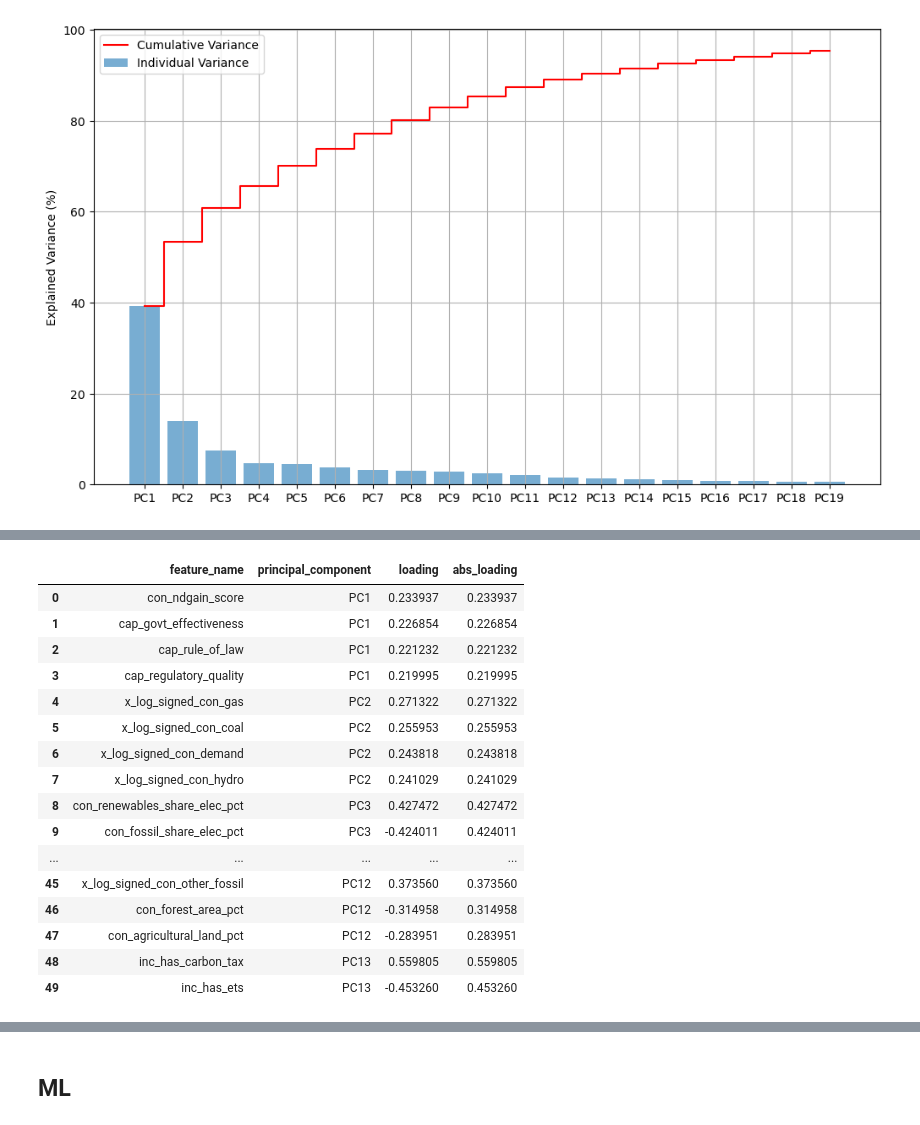
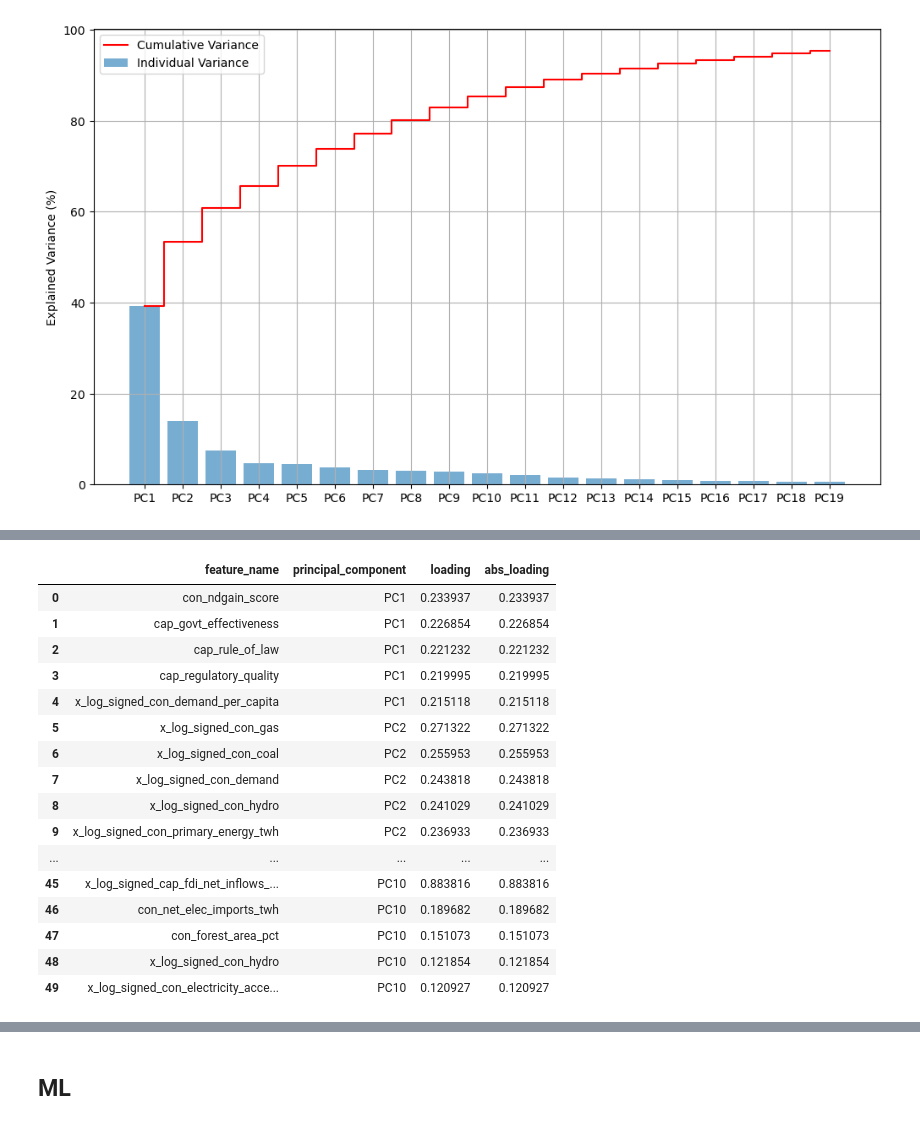
Before and after one commit to jroblar/ndc_evaluation, a Jupyter notebook: ml_scripts/test_C4_data_with_corr_filter_PCA.ipynb, the cells around one changed output, grey strips where cells are left out. Saved outputs shown, nothing was run; the diff lists cells and outputs as text; code cells hidden in the pictures.

Commit message:
update notebook to include experiments with top loading features

```diff
--- a/ml_scripts/test_C4_data_with_corr_filter_PCA.ipynb
+++ b/ml_scripts/test_C4_data_with_corr_filter_PCA.ipynb
@@ -517,24 +518,24 @@ loadings.head()
 | cap_control_corruption | 0.211431 | -0.160254 | 0.024180 | -0.067798 | 0.049968 | -0.047632 | -0.078311 | -0.036674 | -0.025104 | -0.107117 | -0.225751 | ... |
 | cap_govt_effectiveness | 0.226854 | -0.121776 | -0.018442 | -0.037901 | 0.020000 | -0.026786 | -0.080923 | -0.038931 | -0.018118 | -0.048190 | -0.134752 | ... |
 # %%
-top_features_per_PC_df = get_top_features_per_PC(loadings, top_n=4)
+top_features_per_PC_df = get_top_features_per_PC(loadings, top_n=5)
 top_features_per_PC_df.head(50)
 # %% [output]
 |  | feature_name | principal_component | loading | abs_loading |
 | 0 | con_ndgain_score | PC1 | 0.233937 | 0.233937 |
 | 1 | cap_govt_effectiveness | PC1 | 0.226854 | 0.226854 |
 | 2 | cap_rule_of_law | PC1 | 0.221232 | 0.221232 |
 | 3 | cap_regulatory_quality | PC1 | 0.219995 | 0.219995 |
-| 4 | x_log_signed_con_gas | PC2 | 0.271322 | 0.271322 |
-| 5 | x_log_signed_con_coal | PC2 | 0.255953 | 0.255953 |
-| 6 | x_log_signed_con_demand | PC2 | 0.243818 | 0.243818 |
-| 7 | x_log_signed_con_hydro | PC2 | 0.241029 | 0.241029 |
-| 8 | con_renewables_share_elec_pct | PC3 | 0.427472 | 0.427472 |
-| 9 | con_fossil_share_elec_pct | PC3 | -0.424011 | 0.424011 |
+| 4 | x_log_signed_con_demand_per_capita | PC1 | 0.215118 | 0.215118 |
+| 5 | x_log_signed_con_gas | PC2 | 0.271322 | 0.271322 |
+| 6 | x_log_signed_con_coal | PC2 | 0.255953 | 0.255953 |
+| 7 | x_log_signed_con_demand | PC2 | 0.243818 | 0.243818 |
+| 8 | x_log_signed_con_hydro | PC2 | 0.241029 | 0.241029 |
+| 9 | x_log_signed_con_primary_energy_twh | PC2 | 0.236933 | 0.236933 |
 | ... | ... | ... | ... | ... |
-| 45 | x_log_signed_con_other_fossil | PC12 | 0.373560 | 0.373560 |
-| 46 | con_forest_area_pct | PC12 | -0.314958 | 0.314958 |
-| 47 | con_agricultural_land_pct | PC12 | -0.283951 | 0.283951 |
-| 48 | inc_has_carbon_tax | PC13 | 0.559805 | 0.559805 |
-| 49 | inc_has_ets | PC13 | -0.453260 | 0.453260 |
+| 45 | x_log_signed_cap_fdi_net_inflows_... | PC10 | 0.883816 | 0.883816 |
+| 46 | con_net_elec_imports_twh | PC10 | 0.189682 | 0.189682 |
+| 47 | con_forest_area_pct | PC10 | 0.151073 | 0.151073 |
+| 48 | x_log_signed_con_hydro | PC10 | 0.121854 | 0.121854 |
+| 49 | x_log_signed_con_electricity_acce... | PC10 | 0.120927 | 0.120927 |
 # %%
```
Also changed, not shown: parts of 34 cells of this notebook.
